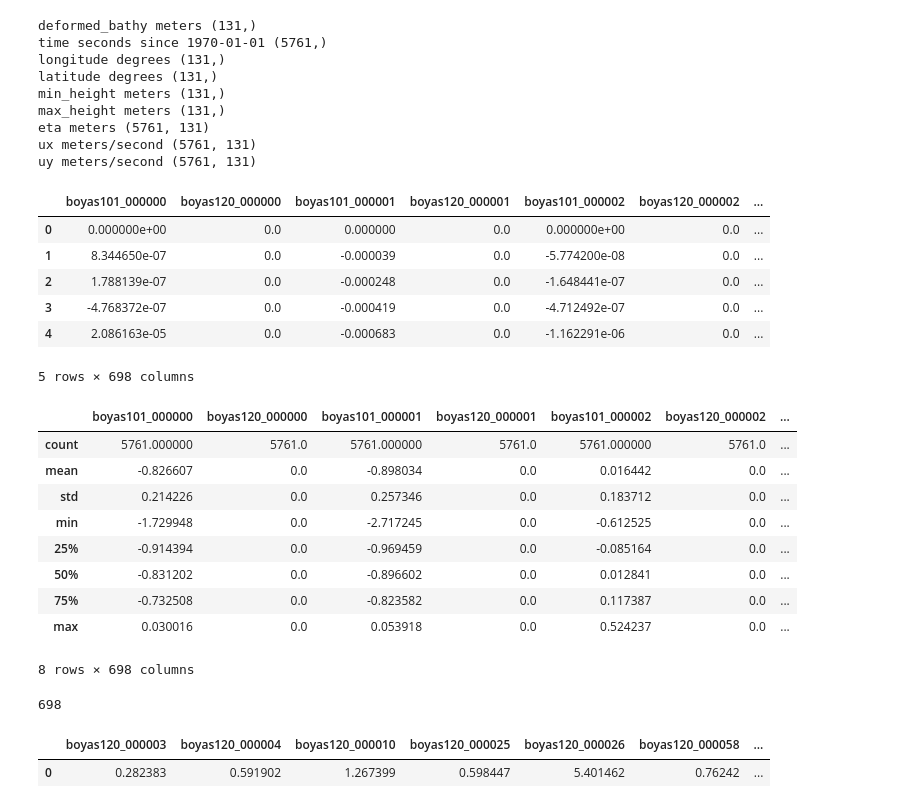
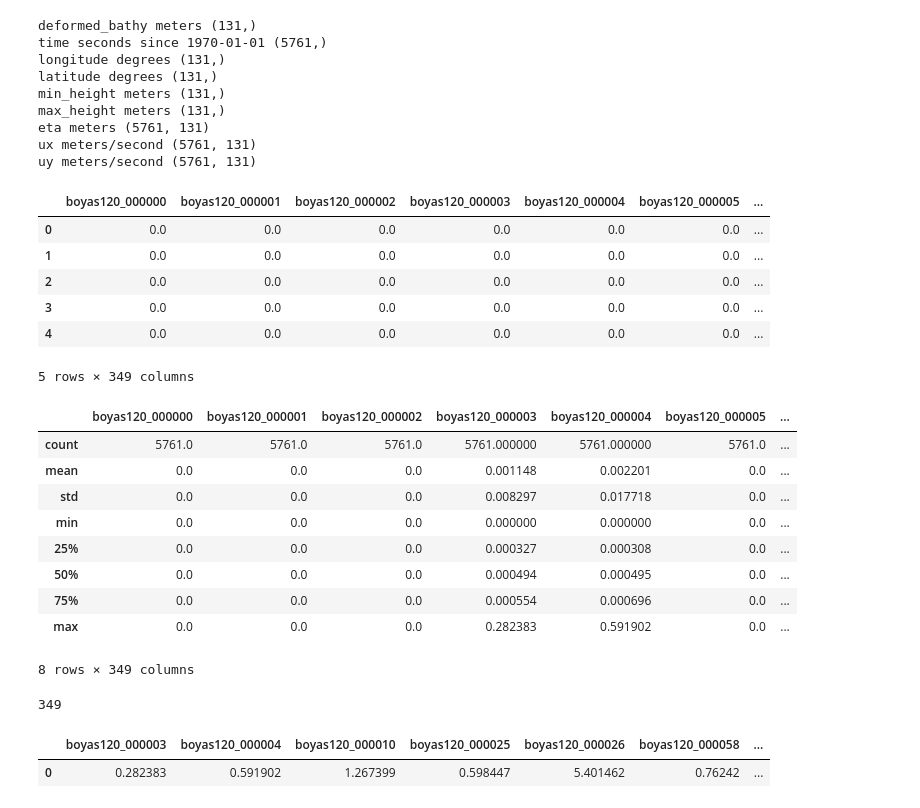
Before and after one commit to jorgenunezc/tsunami-warning, a Jupyter notebook: crear_dataframe-ts.ipynb, the cells around one changed output. Drawn from its saved outputs; the diff is of its cells as text; code cells hidden in the pictures.

```diff
--- a/crear_dataframe-ts.ipynb
+++ b/crear_dataframe-ts.ipynb
@@ -35,7 +35,7 @@ eta meters (5761, 131)
 ux meters/second (5761, 131)
 uy meters/second (5761, 131)
 # %%
-boyas = [101,120]
+boyas = [120]
 #inu_valpo= [6,9]
 #inu_vina = [80]
 #registros = {'inu_vina':inu_vina,'boyas':boyas}
@@ -53,34 +53,34 @@ for file in files:
             data[n+str(i)+'_'+file[-9:-3] ]= eta
 # %%
 df = pd.DataFrame(data)
-df.to_json (folder+'DataFrame_boyas.json')
+df.to_json (folder+'DataFrame_boya-120.json')
 df.head()
 # %% [output]
-|  | boyas101_000000 | boyas120_000000 | boyas101_000001 | boyas120_000001 | boyas101_000002 | boyas120_000002 | ... |
-| 0 | 0.000000e+00 | 0.0 | 0.000000 | 0.0 | 0.000000e+00 | 0.0 | ... |
-| 1 | 8.344650e-07 | 0.0 | -0.000039 | 0.0 | -5.774200e-08 | 0.0 | ... |
-| 2 | 1.788139e-07 | 0.0 | -0.000248 | 0.0 | -1.648441e-07 | 0.0 | ... |
-| 3 | -4.768372e-07 | 0.0 | -0.000419 | 0.0 | -4.712492e-07 | 0.0 | ... |
-| 4 | 2.086163e-05 | 0.0 | -0.000683 | 0.0 | -1.162291e-06 | 0.0 | ... |
+|  | boyas120_000000 | boyas120_000001 | boyas120_000002 | boyas120_000003 | boyas120_000004 | boyas120_000005 | ... |
+| 0 | 0.0 | 0.0 | 0.0 | 0.0 | 0.0 | 0.0 | ... |
+| 1 | 0.0 | 0.0 | 0.0 | 0.0 | 0.0 | 0.0 | ... |
+| 2 | 0.0 | 0.0 | 0.0 | 0.0 | 0.0 | 0.0 | ... |
+| 3 | 0.0 | 0.0 | 0.0 | 0.0 | 0.0 | 0.0 | ... |
+| 4 | 0.0 | 0.0 | 0.0 | 0.0 | 0.0 | 0.0 | ... |
-5 rows × 698 columns
+5 rows × 349 columns
 # %%
 df.describe()
 # %% [output]
-|  | boyas101_000000 | boyas120_000000 | boyas101_000001 | boyas120_000001 | boyas101_000002 | boyas120_000002 | ... |
-| count | 5761.000000 | 5761.0 | 5761.000000 | 5761.0 | 5761.000000 | 5761.0 | ... |
-| mean | -0.826607 | 0.0 | -0.898034 | 0.0 | 0.016442 | 0.0 | ... |
-| std | 0.214226 | 0.0 | 0.257346 | 0.0 | 0.183712 | 0.0 | ... |
-| min | -1.729948 | 0.0 | -2.717245 | 0.0 | -0.612525 | 0.0 | ... |
-| 25% | -0.914394 | 0.0 | -0.969459 | 0.0 | -0.085164 | 0.0 | ... |
-| 50% | -0.831202 | 0.0 | -0.896602 | 0.0 | 0.012841 | 0.0 | ... |
-| 75% | -0.732508 | 0.0 | -0.823582 | 0.0 | 0.117387 | 0.0 | ... |
-| max | 0.030016 | 0.0 | 0.053918 | 0.0 | 0.524237 | 0.0 | ... |
+|  | boyas120_000000 | boyas120_000001 | boyas120_000002 | boyas120_000003 | boyas120_000004 | boyas120_000005 | ... |
+| count | 5761.0 | 5761.0 | 5761.0 | 5761.000000 | 5761.000000 | 5761.0 | ... |
+| mean | 0.0 | 0.0 | 0.0 | 0.001148 | 0.002201 | 0.0 | ... |
+| std | 0.0 | 0.0 | 0.0 | 0.008297 | 0.017718 | 0.0 | ... |
+| min | 0.0 | 0.0 | 0.0 | 0.000000 | 0.000000 | 0.0 | ... |
+| 25% | 0.0 | 0.0 | 0.0 | 0.000327 | 0.000308 | 0.0 | ... |
+| 50% | 0.0 | 0.0 | 0.0 | 0.000494 | 0.000495 | 0.0 | ... |
+| 75% | 0.0 | 0.0 | 0.0 | 0.000554 | 0.000696 | 0.0 | ... |
+| max | 0.0 | 0.0 | 0.0 | 0.282383 | 0.591902 | 0.0 | ... |
-8 rows × 698 columns
+8 rows × 349 columns
 # %%
 indexC = df.columns
 len(indexC)
 # %% [output]
-698
+349
 # %%
 Inu = []
 inu = {}
```
Also changed, not shown: parts of 7 cells of this notebook, 4 other files.
